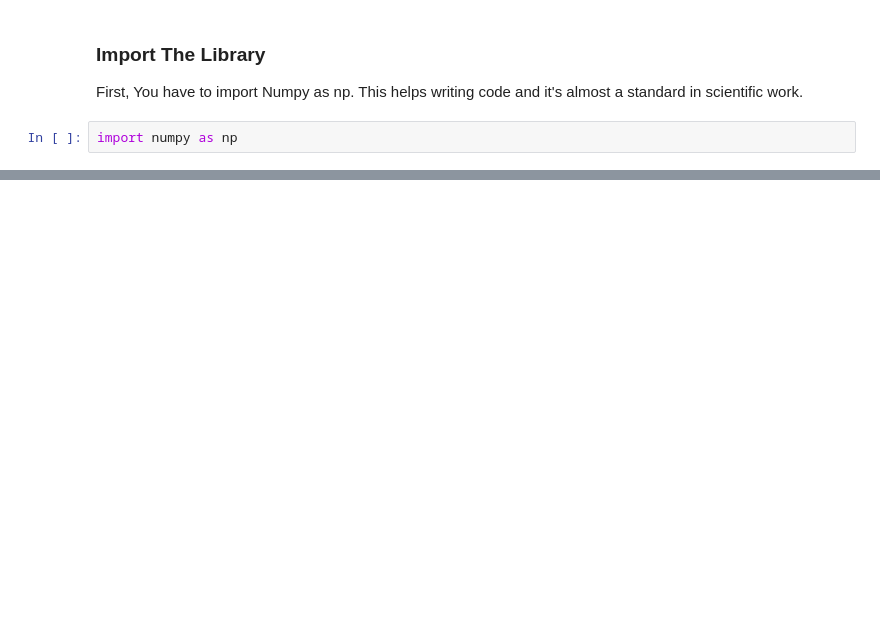
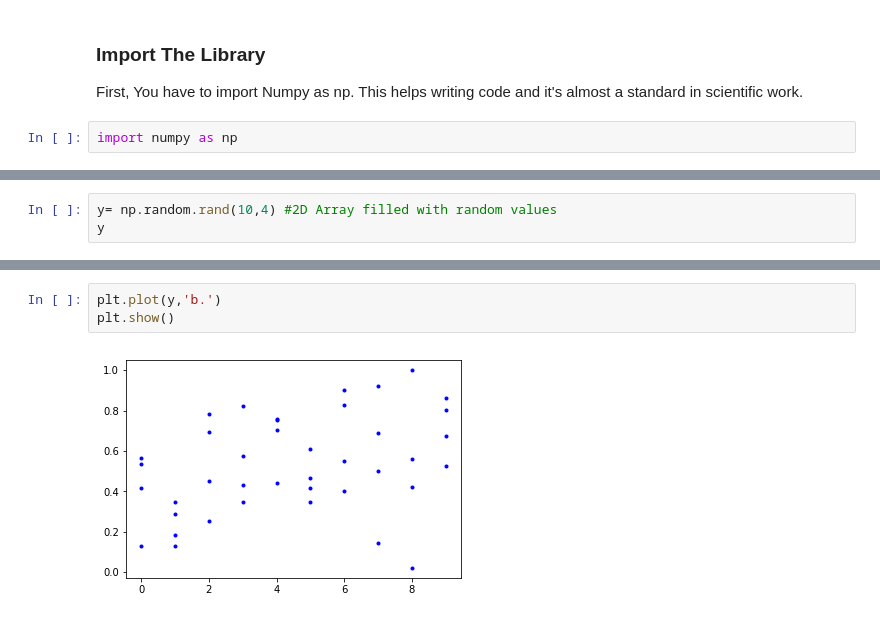
Before and after one commit to nakster/EmergingTechAssessment, a Jupyter notebook: Excerise 1/NumpyRandomNotebook.ipynb, the cells around one changed output, grey strips where cells are left out. Cells and saved outputs as stored; diff of their text form; blank space fills up the shorter version.

```diff
--- a/Excerise 1/NumpyRandomNotebook.ipynb
+++ b/Excerise 1/NumpyRandomNotebook.ipynb
@@ -69,0 +41,3 @@ arr.size * arr.itemsize # Gets the value in bytes
+# %%
+y= np.random.rand(10,4) #2D Array filled with random values
+y
@@ -69,0 +55,5 @@ arr.size * arr.itemsize # Gets the value in bytes
+# %%
+plt.plot(y,'b.')
+plt.show()
+# %% [output]
+[figure, added]
```
Also changed, not shown: parts of 21 cells of this notebook.
